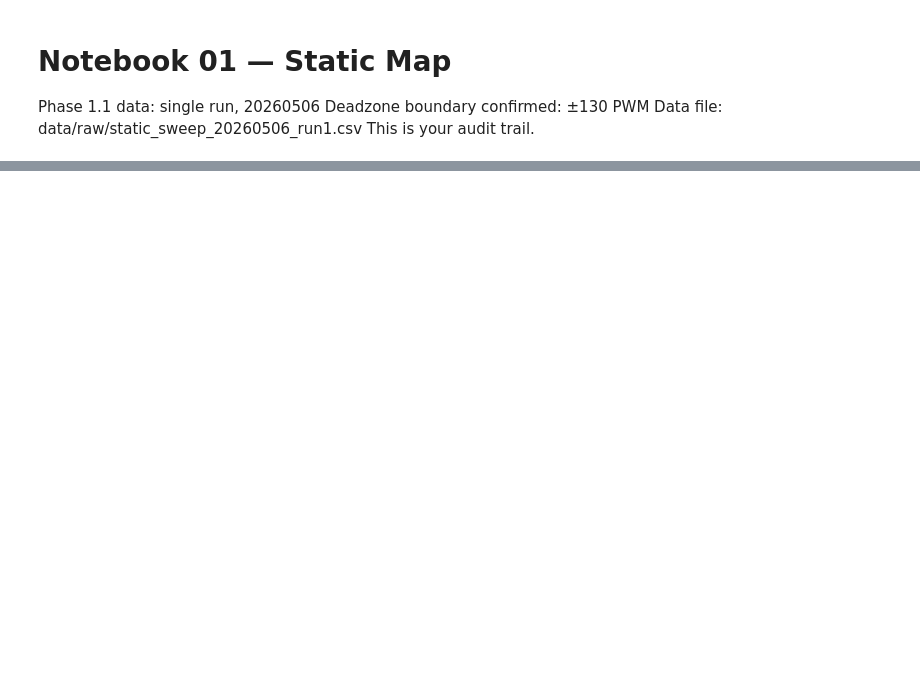
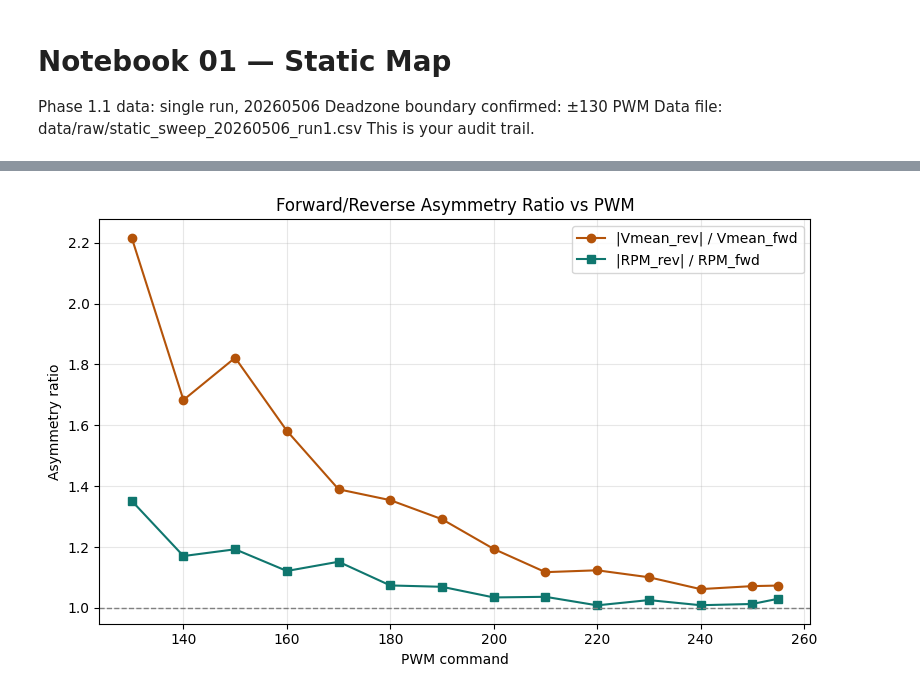
Before and after one commit to Piyushiitk24/System_Identification_DC_Motor, a Jupyter notebook: notebooks/01_static_map.ipynb, the cells around one changed output, grey strips where cells are left out. Drawn from its saved outputs; the diff is of its cells as text; code cells hidden in the pictures; blank space fills up the shorter version.

```diff
--- a/notebooks/01_static_map.ipynb
+++ b/notebooks/01_static_map.ipynb
@@ -92,23 +118,25 @@ print(f'K_rev = {K_rev:.4f} rpm/V')
 # %%
 fwd_move = fwd[fwd['pwm_cmd'] >= 130][['pwm_cmd', 'vmean_v', 'rpm']].copy()
 rev_move = rev[rev['pwm_cmd'] >= 130][['pwm_cmd', 'vmean_v', 'rpm']].copy()
 
 paired = fwd_move.merge(rev_move, on='pwm_cmd', suffixes=('_fwd', '_rev'))
 paired['voltage_ratio'] = paired['vmean_v_rev'].abs() / paired['vmean_v_fwd']
 paired['rpm_ratio'] = paired['rpm_rev'].abs() / paired['rpm_fwd']
 
 fig, ax = plt.subplots(figsize=(8, 5))
 
-ax.plot(paired['pwm_cmd'], paired['voltage_ratio'], 'o-', color='purple', label='|Vmean_rev| / Vmean_fwd')
-ax.plot(paired['pwm_cmd'], paired['rpm_ratio'], 's-', color='green', label='|RPM_rev| / RPM_fwd')
+ax.plot(paired['pwm_cmd'], paired['voltage_ratio'], 'o-', color='#B45309', label='|Vmean_rev| / Vmean_fwd')
+ax.plot(paired['pwm_cmd'], paired['rpm_ratio'], 's-', color='#0F766E', label='|RPM_rev| / RPM_fwd')
 
 ax.axhline(1.0, color='grey', linestyle='--', linewidth=1)
 ax.set_title('Forward/Reverse Asymmetry Ratio vs PWM')
 ax.set_xlabel('PWM command')
 ax.set_ylabel('Asymmetry ratio')
 ax.legend()
 ax.grid(True, alpha=0.3)
 
 fig.tight_layout()
 fig.savefig('../figures/04_asymmetry_ratio.png', dpi=150)
 plt.show()
+# %% [output]
+[figure, added]
```
Also changed, not shown: parts of 5 cells of this notebook, 18 other files.
